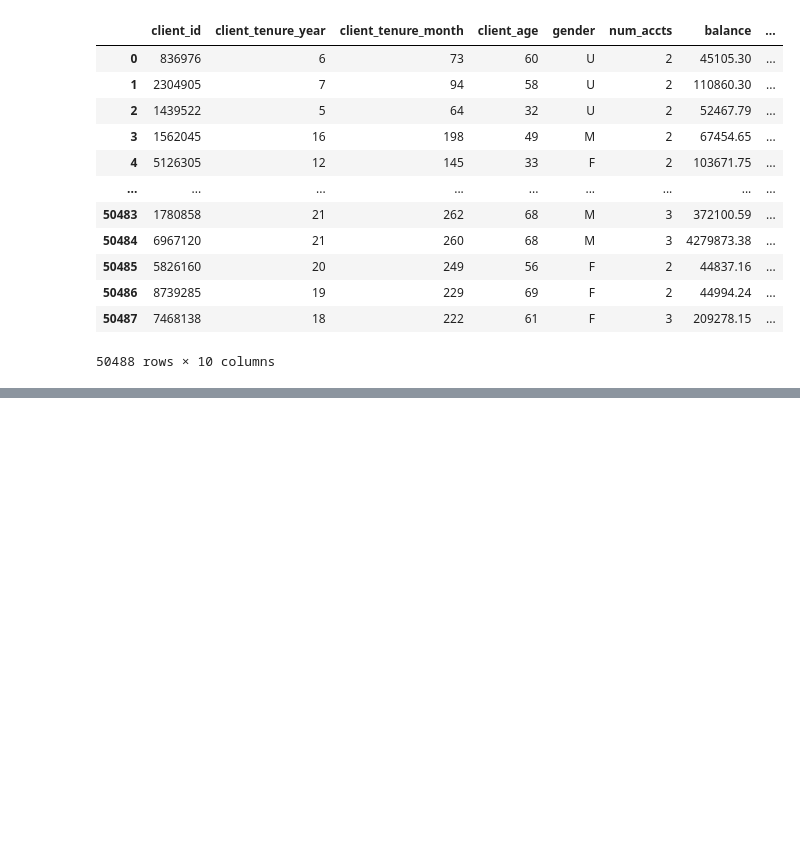
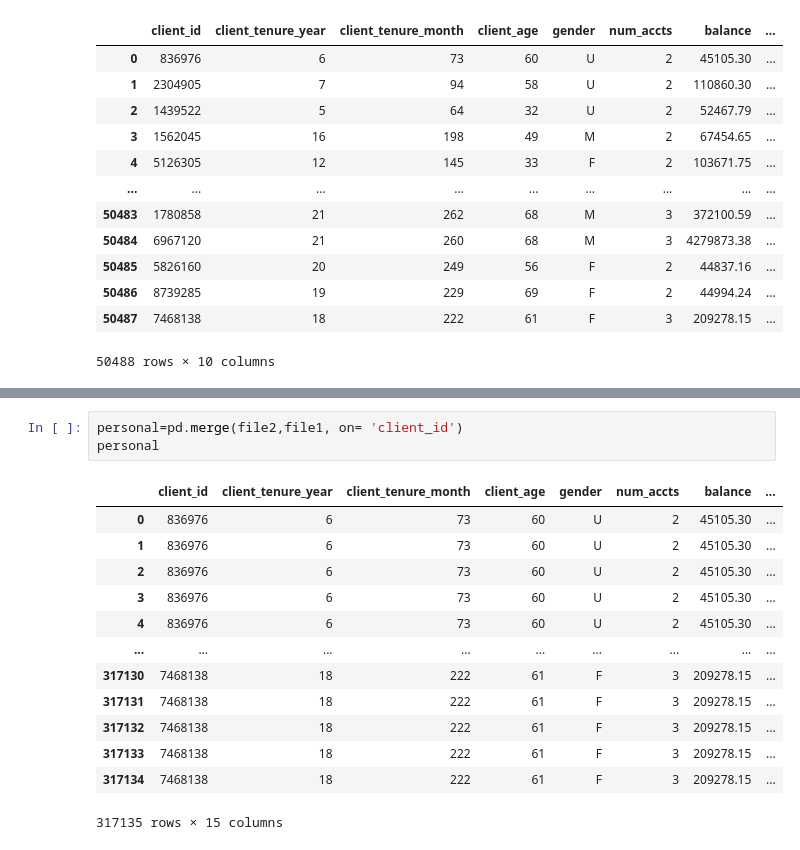
Before and after one commit to Ironhack-DA-Course/proj-vanguard-abtest, a Jupyter notebook: notebooks/Jesus_Notebook.ipynb, the cells around one changed output, grey strips where cells are left out. Drawn from its saved outputs; the diff is of its cells as text; blank space fills up the shorter version.

```diff
--- a/notebooks/Jesus_Notebook.ipynb
+++ b/notebooks/Jesus_Notebook.ipynb
@@ -226,0 +169,17 @@ file2
+# %%
+personal=pd.merge(file2,file1, on= 'client_id')
+personal
+# %% [output]
+|  | client_id | client_tenure_year | client_tenure_month | client_age | gender | num_accts | balance | ... |
+| 0 | 836976 | 6 | 73 | 60 | U | 2 | 45105.30 | ... |
+| 1 | 836976 | 6 | 73 | 60 | U | 2 | 45105.30 | ... |
+| 2 | 836976 | 6 | 73 | 60 | U | 2 | 45105.30 | ... |
+| 3 | 836976 | 6 | 73 | 60 | U | 2 | 45105.30 | ... |
+| 4 | 836976 | 6 | 73 | 60 | U | 2 | 45105.30 | ... |
+| ... | ... | ... | ... | ... | ... | ... | ... | ... |
+| 317130 | 7468138 | 18 | 222 | 61 | F | 3 | 209278.15 | ... |
+| 317131 | 7468138 | 18 | 222 | 61 | F | 3 | 209278.15 | ... |
+| 317132 | 7468138 | 18 | 222 | 61 | F | 3 | 209278.15 | ... |
+| 317133 | 7468138 | 18 | 222 | 61 | F | 3 | 209278.15 | ... |
+| 317134 | 7468138 | 18 | 222 | 61 | F | 3 | 209278.15 | ... |
+317135 rows × 15 columns
```
Also changed, not shown: parts of 18 cells of this notebook, 2 other files.
